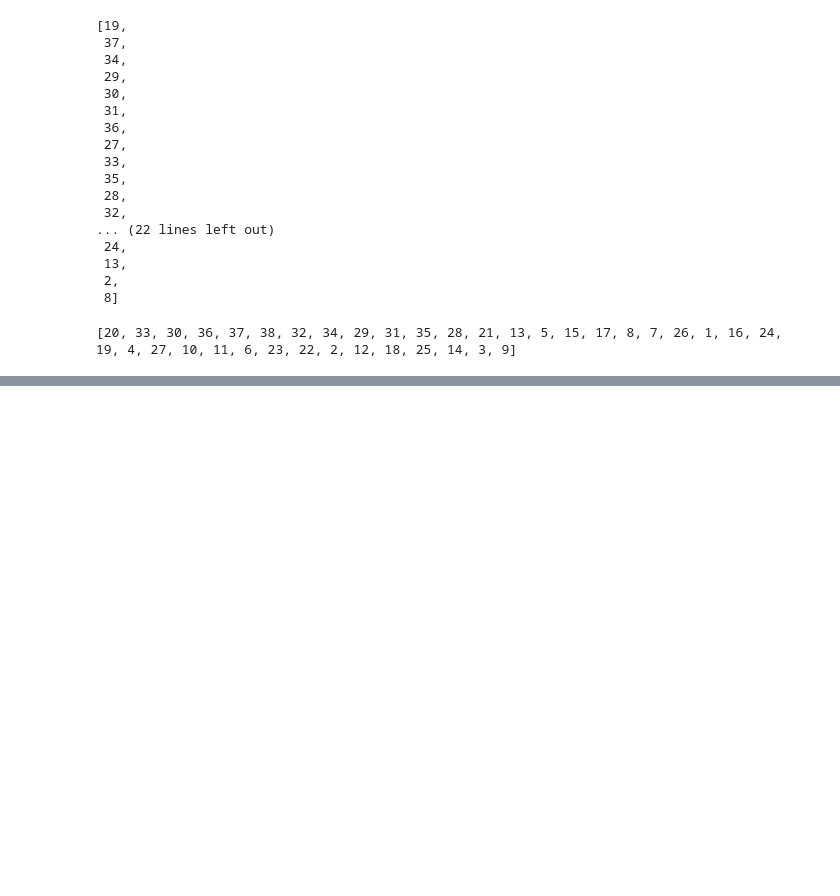
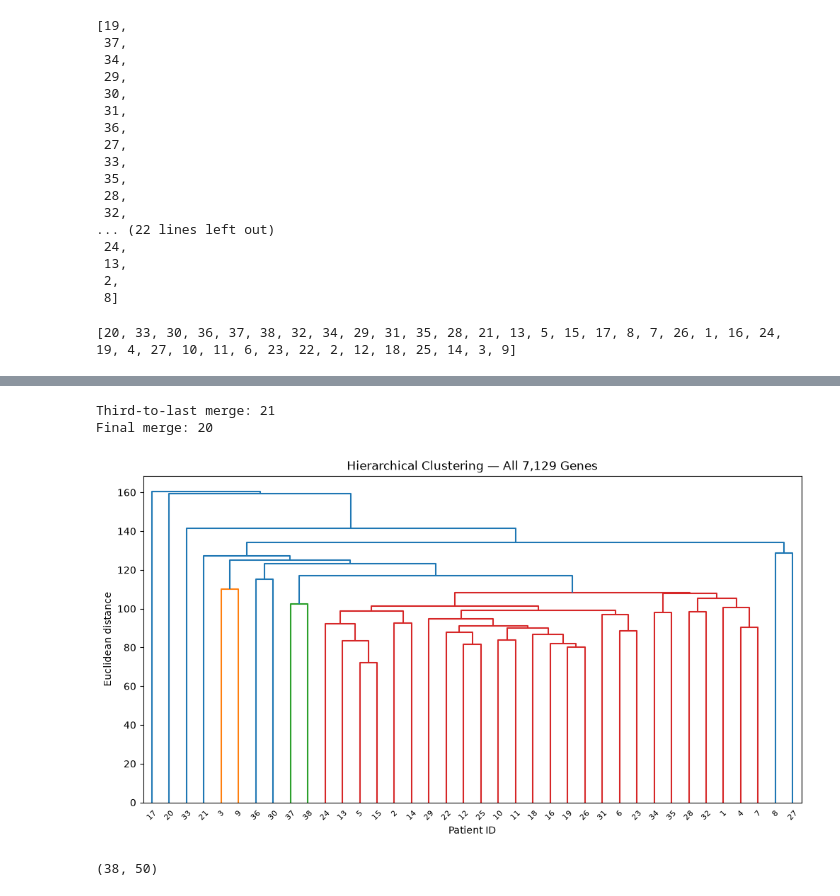
Before and after one commit to zehrarid/cancer-classification-gene-expression, a Jupyter notebook: code/dataPrep.ipynb, the cells around one changed output, grey strips where cells are left out. Cells and saved outputs as stored; diff of their text form; code cells hidden in the pictures; blank space fills up the shorter version.

```diff
--- a/code/dataPrep.ipynb
+++ b/code/dataPrep.ipynb
@@ -553,0 +597,34 @@ print(patient_order.tolist())
+# %%
+print("Third-to-last merge:", X_top20.index[20])
+print("Final merge:", X_top20.index[19])
+# %% [output]
+Third-to-last merge: 21
+Final merge: 20
+# %%
+X_scaled_all = pd.DataFrame(
+    StandardScaler().fit_transform(X_train),
+    index=X_train.index,
+    columns=X_train.columns
+)
+# %%
+from scipy.cluster.hierarchy import linkage, dendrogram
+
+Z = linkage(
+    X_scaled_all,
+    method="average",
+    metric="euclidean"
+)
+
+plt.figure(figsize=(12, 6))
+
+dendrogram(
+    Z,
+    labels=X_scaled_all.index.astype(str)
+)
+
+plt.xlabel("Patient ID")
+plt.ylabel("Euclidean distance")
+plt.title("Hierarchical Clustering — All 7,129 Genes")
+plt.show()
+# %% [output]
+[figure, added]
@@ -553,0 +634,5 @@ print(patient_order.tolist())
+# %%
+X_top50.shape
+# (38, 50)
+# %% [output]
+(38, 50)
```
Also changed, not shown: parts of 9 cells of this notebook.
